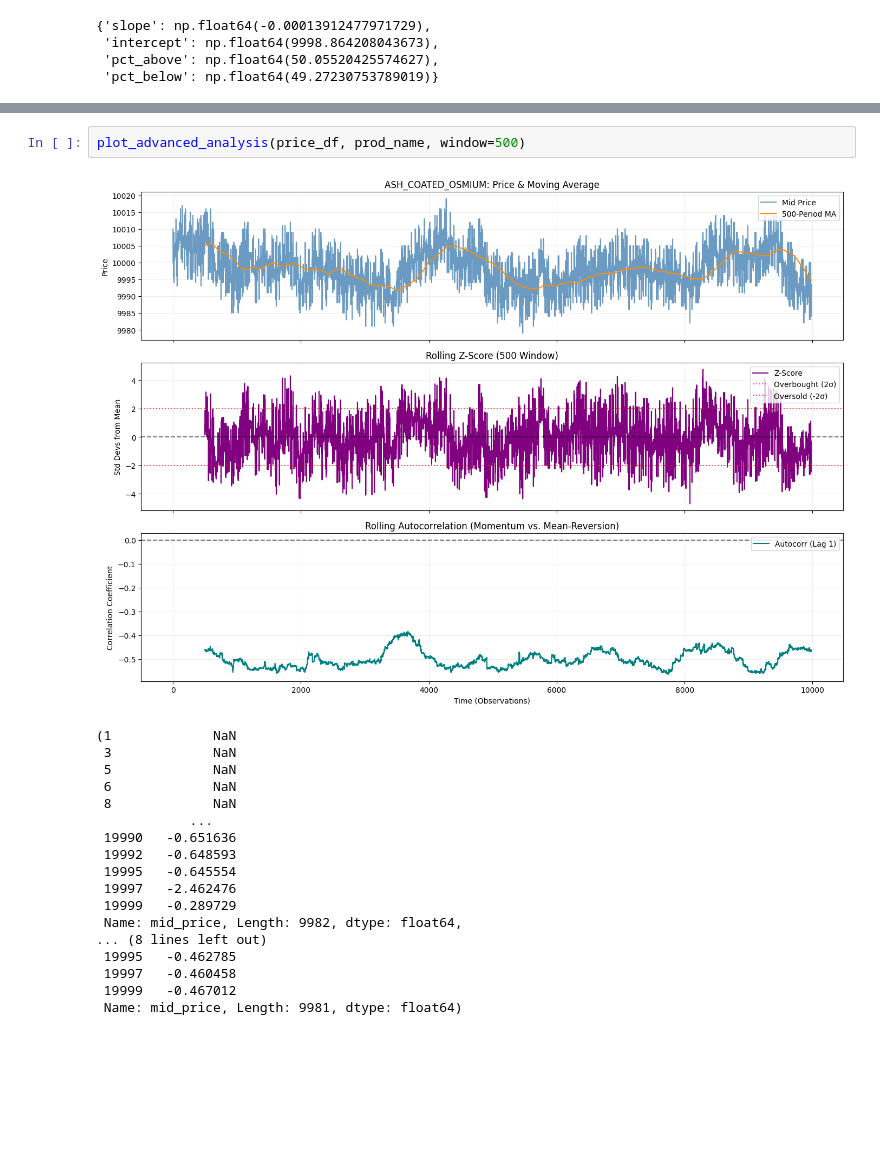
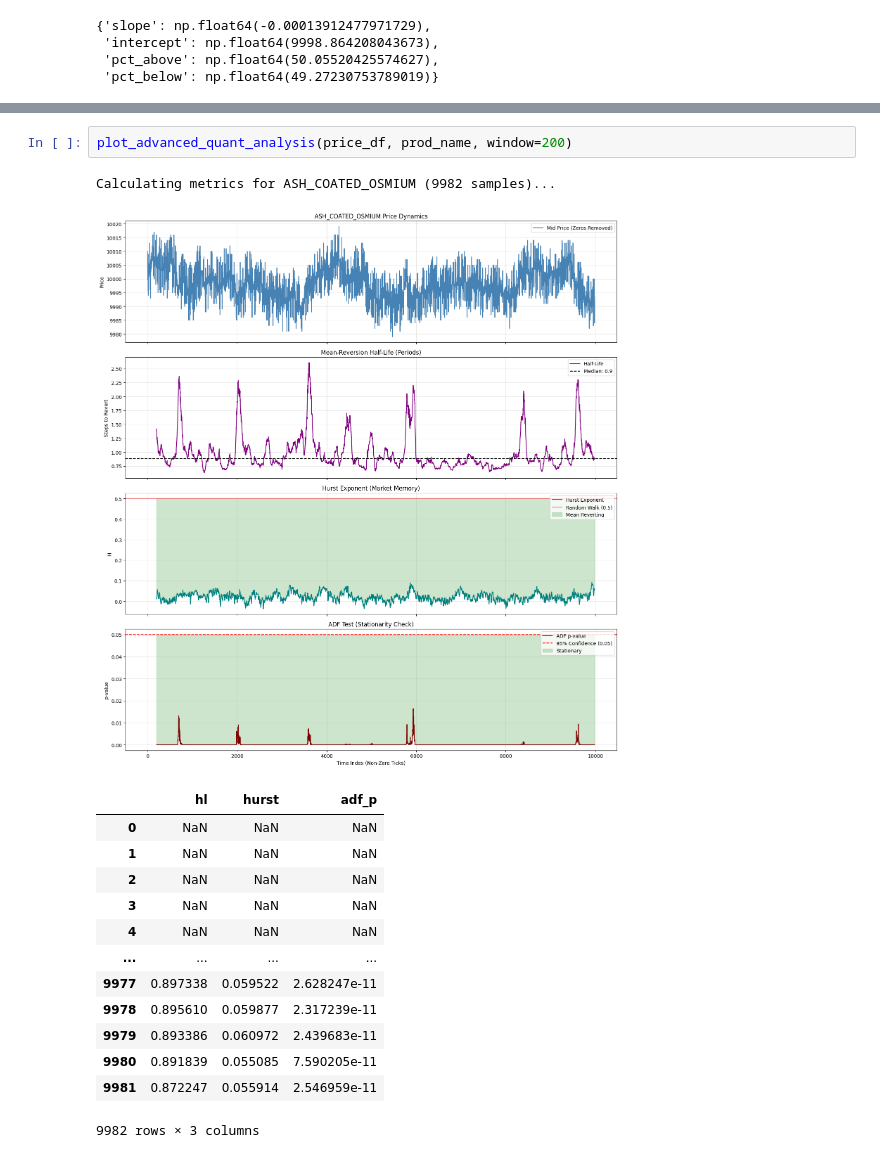
Before and after one commit to abil-nrg/imc4-trial, a Jupyter notebook: round1/explore.ipynb, the cells around one changed output, grey strips where cells are left out. Cells and saved outputs as stored; diff of their text form; blank space fills up the shorter version.

```diff
--- a/round1/explore.ipynb
+++ b/round1/explore.ipynb
@@ -187,21 +229,18 @@ def plot_advanced_analysis(df, product_name, window=20, lag=1, remove_zeros=True
 # %%
-plot_advanced_analysis(price_df, prod_name, window=500)
+plot_advanced_quant_analysis(price_df, prod_name, window=200)
 # %% [output]
+Calculating metrics for ASH_COATED_OSMIUM (9982 samples)...
-[figure, old version]
+[figure, new version]
-(1             NaN
- 3             NaN
- 5             NaN
- 6             NaN
- 8             NaN
-            ...
- 19990   -0.651636
- 19992   -0.648593
- 19995   -0.645554
- 19997   -2.462476
- 19999   -0.289729
- Name: mid_price, Length: 9982, dtype: float64,
-... (8 lines left out)
- 19995   -0.462785
- 19997   -0.460458
- 19999   -0.467012
- Name: mid_price, Length: 9981, dtype: float64)
+|  | hl | hurst | adf_p |
+| 0 | NaN | NaN | NaN |
+| 1 | NaN | NaN | NaN |
+| 2 | NaN | NaN | NaN |
+| 3 | NaN | NaN | NaN |
+| 4 | NaN | NaN | NaN |
+| ... | ... | ... | ... |
+| 9977 | 0.897338 | 0.059522 | 2.628247e-11 |
+| 9978 | 0.895610 | 0.059877 | 2.317239e-11 |
+| 9979 | 0.893386 | 0.060972 | 2.439683e-11 |
+| 9980 | 0.891839 | 0.055085 | 7.590205e-11 |
+| 9981 | 0.872247 | 0.055914 | 2.546959e-11 |
+9982 rows × 3 columns
```
Also changed, not shown: parts of 2 cells of this notebook, 8 other files.
